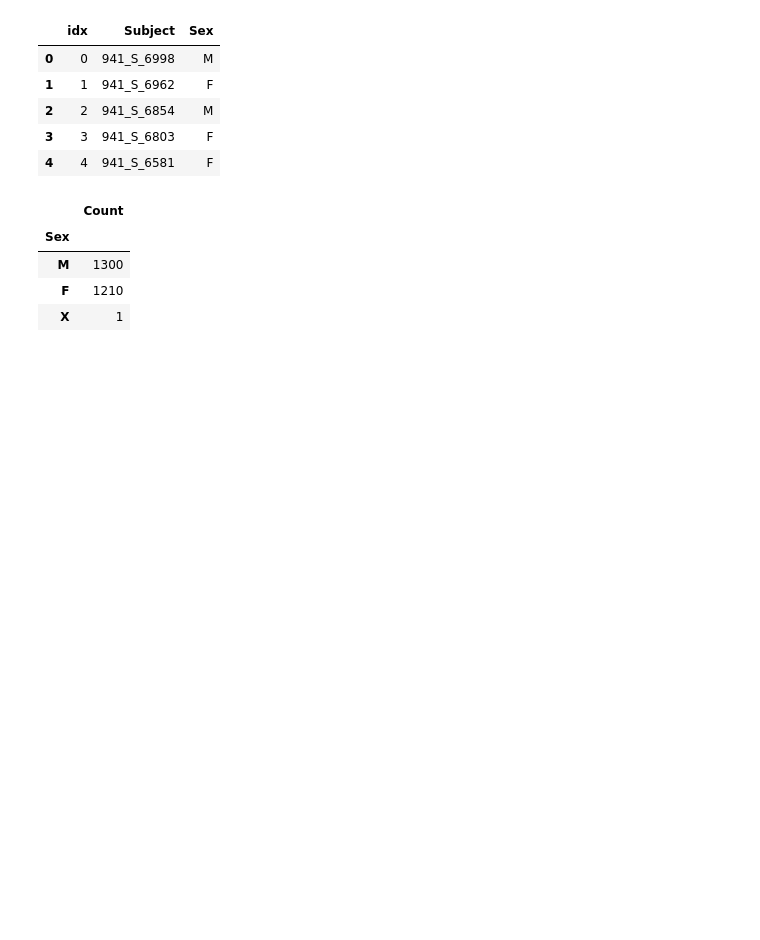
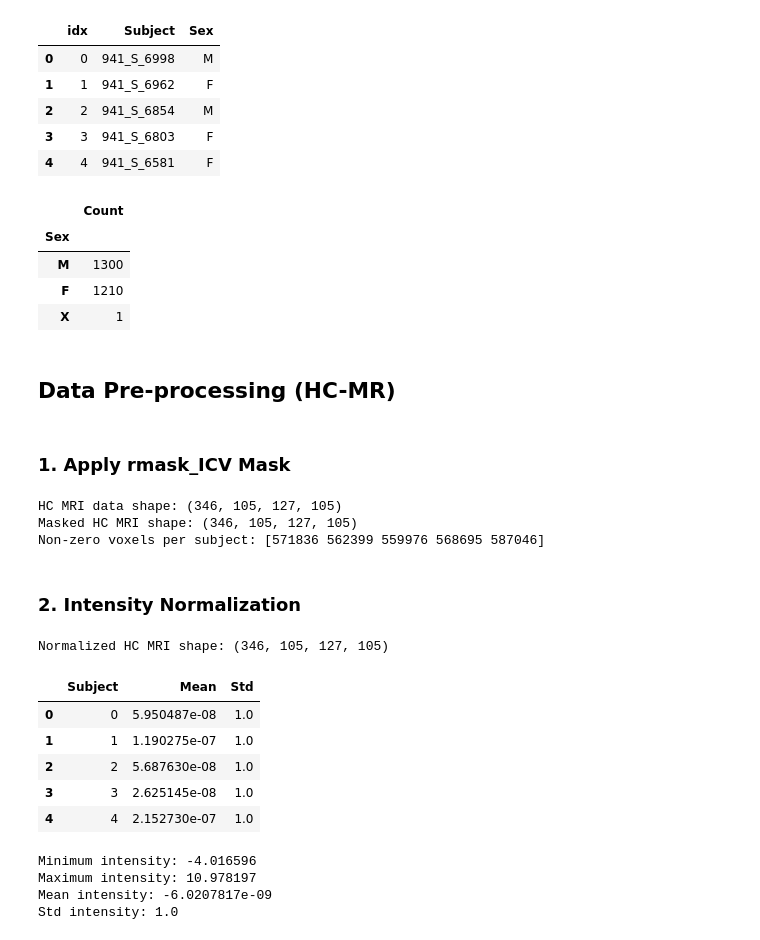
Before and after one commit to AnyUnimib/Medical_Imaging_Project, a Jupyter notebook: ADNI.ipynb, the cells around one changed output. Cells and saved outputs as stored; diff of their text form; code cells hidden in the pictures; blank space fills up the shorter version.

```diff
--- a/ADNI.ipynb
+++ b/ADNI.ipynb
@@ -407,3 +406,69 @@ Sex list shape: (2511, 3)
 | M | 1300 |
 | F | 1210 |
 | X | 1 |
+# %% [markdown]
+## Data Pre-processing (HC-MR)
+# %% [markdown]
+### 1. Apply rmask_ICV Mask
+# %%
+hc_mri_data = np.stack([
+    nib.load(file).get_fdata(dtype=np.float32)
+    for file in hc_mri_files])
+
+print("HC MRI data shape:", hc_mri_data.shape)
+
+rmask_data = rmask_icv_img.get_fdata().astype(np.float32)
+
+hc_masked_data = np.array([
+    img * rmask_data
+    for img in [
+        nib.load(file).get_fdata(dtype=np.float32)
+        for file in hc_mri_files]
+])
+
+print("Masked HC MRI shape:", hc_masked_data.shape)
+print("Non-zero voxels per subject:", np.count_nonzero(hc_masked_data, axis=(1, 2, 3))[:5])
+# %% [output]
+HC MRI data shape: (346, 105, 127, 105)
+Masked HC MRI shape: (346, 105, 127, 105)
+Non-zero voxels per subject: [571836 562399 559976 568695 587046]
+# %% [markdown]
+### 2. Intensity Normalization
+# %%
+hc_normalized_data = np.zeros_like(hc_masked_data, dtype=np.float32)
+
+for i in range(hc_masked_data.shape[0]):
+    image = hc_masked_data[i]
+    brain_voxels = image[image > 0]
+    mean, std = brain_voxels.mean(), brain_voxels.std()
+    if std > 0:
+        hc_normalized_data[i] = np.where(image > 0, (image - mean) / std, 0)
+
+print("Normalized HC MRI shape:", hc_normalized_data.shape)
+
+normalization_check = []
+for i in range(5):
+    voxels = hc_normalized_data[i][hc_normalized_data[i] != 0]
+    normalization_check.append({"Subject": i, "Mean": voxels.mean(), "Std": voxels.std()})
+
+display(pd.DataFrame(normalization_check))
+
+normalized_voxels = hc_normalized_data[hc_normalized_data != 0]
+
+# Check Normalized Intensity Distribution
+print("Minimum intensity:", normalized_voxels.min())
+print("Maximum intensity:", normalized_voxels.max())
+print("Mean intensity:", normalized_voxels.mean())
+print("Std intensity:", normalized_voxels.std())
+# %% [output]
+Normalized HC MRI shape: (346, 105, 127, 105)
+|  | Subject | Mean | Std |
+| 0 | 0 | 5.950487e-08 | 1.0 |
+| 1 | 1 | 1.190275e-07 | 1.0 |
+| 2 | 2 | 5.687630e-08 | 1.0 |
+| 3 | 3 | 2.625145e-08 | 1.0 |
+| 4 | 4 | 2.152730e-07 | 1.0 |
+Minimum intensity: -4.016596
+Maximum intensity: 10.978197
+Mean intensity: -6.0207817e-09
+Std intensity: 1.0
```
Also changed, not shown: parts of 14 cells of this notebook, 1 other file.
